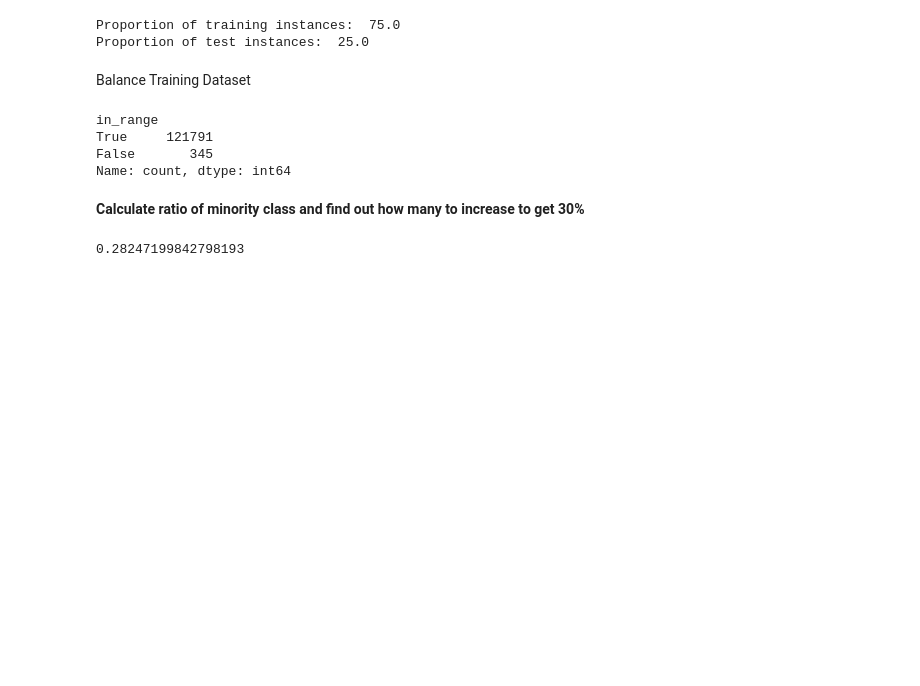
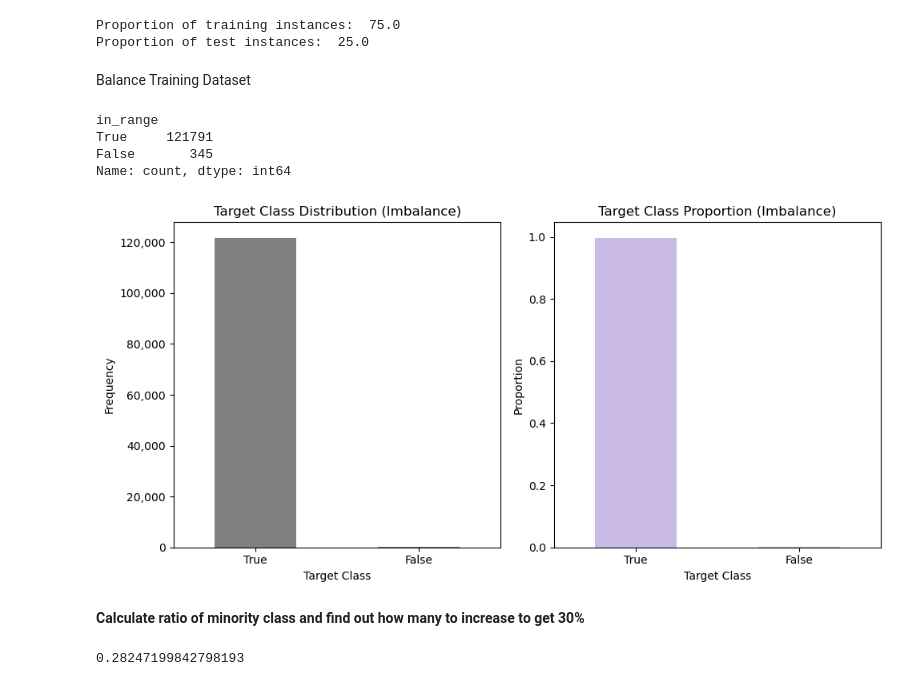
Before and after one commit to renaqd/team7-ADS502, a Jupyter notebook: team7-Classification.ipynb, the cells around one changed output. Cells and saved outputs as stored; diff of their text form; code cells hidden in the pictures; blank space fills up the shorter version.

```diff
--- a/team7-Classification.ipynb
+++ b/team7-Classification.ipynb
@@ -39,6 +40,10 @@ from imblearn.over_sampling import SMOTE
 # for Mac errors
 import warnings
 warnings.filterwarnings("ignore")
+# %%
+# for graphs
+def format_dollars(y, pos):
+    return '{:,.0f}'.format(y)
 # %% [markdown]
 **Data Preprocessing in team7-Final.ipynb**
 # %%
@@ -83,6 +88,32 @@ in_range
 True     121791
 False       345
 Name: count, dtype: int64
+# %%
+fig, axes = plt.subplots(nrows=1, ncols=2, figsize=(10, 5))
+
+# target class frequency
+cbsa_train['in_range'].value_counts().plot(kind='bar', color='gray', ax=axes[0])
+axes[0].set_title('Target Class Distribution (Imbalance)')
+axes[0].set_xlabel('Target Class')
+axes[0].set_ylabel('Frequency')
+axes[0].tick_params(axis='x', rotation=0)
+
+formatter = ticker.FuncFormatter(format_dollars)
+axes[0].yaxis.set_major_formatter(formatter)
+
+# proportion of target class
+value_counts = cbsa_train['in_range'].value_counts()
+proportions = value_counts / value_counts.sum()
+proportions.plot(kind='bar', color='#c9bbe6', ax=axes[1])
+axes[1].set_title('Target Class Proportion (Imbalance)')
+axes[1].set_xlabel('Target Class')
+axes[1].set_ylabel('Proportion')
+axes[1].tick_params(axis='x', rotation=0)
+
+plt.tight_layout()  # Adjust layout to prevent overlap
+plt.show()
+# %% [output]
+[figure, added]
 # %% [markdown]
 **Calculate ratio of minority class and find out how many to increase to get 30%**
 # %%
```
Also changed, not shown: parts of 22 cells of this notebook.
